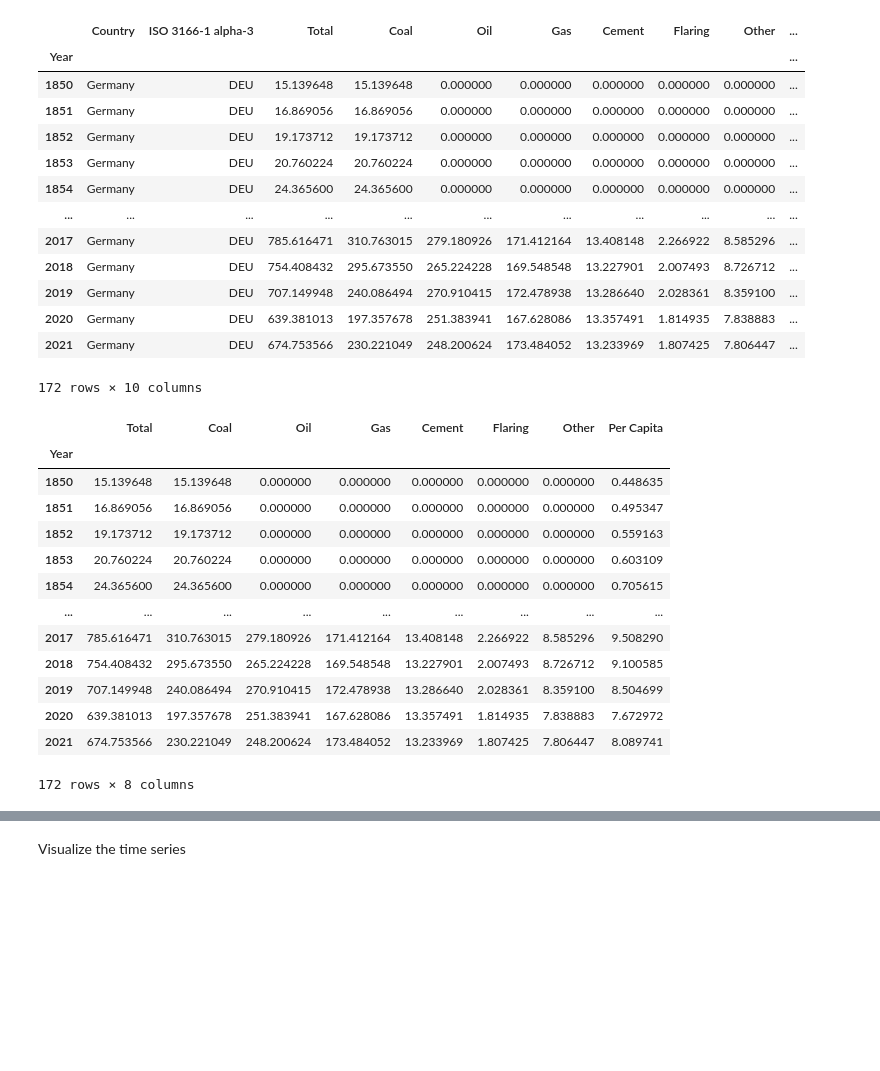
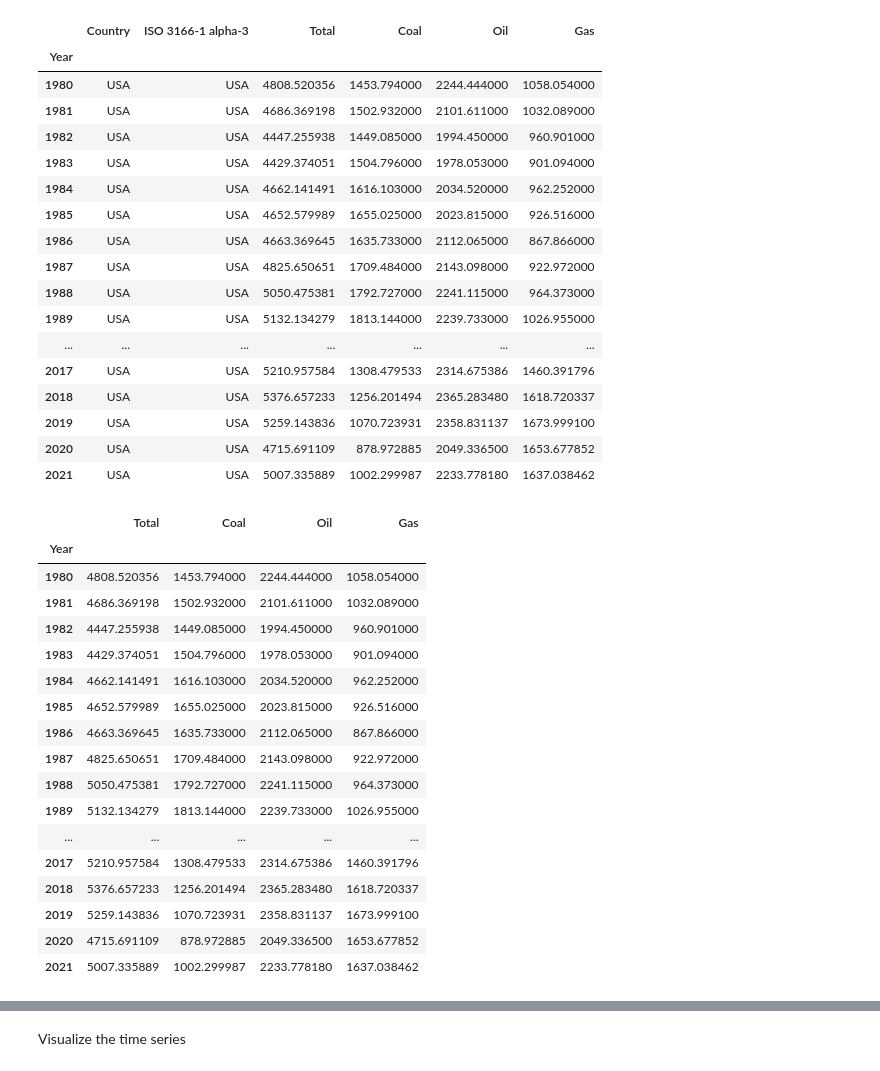
Before and after one commit to danilogiarlini/Global-CO2-Emission-Forecasting, a Jupyter notebook: arima_model.ipynb, the cells around one changed output, grey strips where cells are left out. Cells and saved outputs as stored; diff of their text form; code cells hidden in the pictures; blank space fills up the shorter version.

```diff
--- a/arima_model.ipynb
+++ b/arima_model.ipynb
@@ -18,42 +18,50 @@ from statsmodels.tsa.seasonal import seasonal_decompose
 from sklearn.metrics import mean_absolute_error
 from statsmodels.tsa.arima.model import ARIMA
 # %%
-df_ger = pd.read_csv('Data/Germany.csv',  index_col='Year')
+df_ger = pd.read_csv('Data/USA.csv',  index_col='Year')
 df_ger # the one with categorical variable for Germany
 # %% [output]
-|  | Country | ISO 3166-1 alpha-3 | Total | Coal | Oil | Gas | Cement | Flaring | Other | ... |
-| Year |  |  |  |  |  |  |  |  |  | ... |
-| 1850 | Germany | DEU | 15.139648 | 15.139648 | 0.000000 | 0.000000 | 0.000000 | 0.000000 | 0.000000 | ... |
-| 1851 | Germany | DEU | 16.869056 | 16.869056 | 0.000000 | 0.000000 | 0.000000 | 0.000000 | 0.000000 | ... |
-| 1852 | Germany | DEU | 19.173712 | 19.173712 | 0.000000 | 0.000000 | 0.000000 | 0.000000 | 0.000000 | ... |
-| 1853 | Germany | DEU | 20.760224 | 20.760224 | 0.000000 | 0.000000 | 0.000000 | 0.000000 | 0.000000 | ... |
-| 1854 | Germany | DEU | 24.365600 | 24.365600 | 0.000000 | 0.000000 | 0.000000 | 0.000000 | 0.000000 | ... |
-| ... | ... | ... | ... | ... | ... | ... | ... | ... | ... | ... |
-| 2017 | Germany | DEU | 785.616471 | 310.763015 | 279.180926 | 171.412164 | 13.408148 | 2.266922 | 8.585296 | ... |
-| 2018 | Germany | DEU | 754.408432 | 295.673550 | 265.224228 | 169.548548 | 13.227901 | 2.007493 | 8.726712 | ... |
-| 2019 | Germany | DEU | 707.149948 | 240.086494 | 270.910415 | 172.478938 | 13.286640 | 2.028361 | 8.359100 | ... |
-| 2020 | Germany | DEU | 639.381013 | 197.357678 | 251.383941 | 167.628086 | 13.357491 | 1.814935 | 7.838883 | ... |
-| 2021 | Germany | DEU | 674.753566 | 230.221049 | 248.200624 | 173.484052 | 13.233969 | 1.807425 | 7.806447 | ... |
+|  | Country | ISO 3166-1 alpha-3 | Total | Coal | Oil | Gas |
+| Year |  |  |  |  |  |  |
+| 1980 | USA | USA | 4808.520356 | 1453.794000 | 2244.444000 | 1058.054000 |
+| 1981 | USA | USA | 4686.369198 | 1502.932000 | 2101.611000 | 1032.089000 |
+| 1982 | USA | USA | 4447.255938 | 1449.085000 | 1994.450000 | 960.901000 |
+| 1983 | USA | USA | 4429.374051 | 1504.796000 | 1978.053000 | 901.094000 |
+| 1984 | USA | USA | 4662.141491 | 1616.103000 | 2034.520000 | 962.252000 |
+| 1985 | USA | USA | 4652.579989 | 1655.025000 | 2023.815000 | 926.516000 |
+| 1986 | USA | USA | 4663.369645 | 1635.733000 | 2112.065000 | 867.866000 |
+| 1987 | USA | USA | 4825.650651 | 1709.484000 | 2143.098000 | 922.972000 |
+| 1988 | USA | USA | 5050.475381 | 1792.727000 | 2241.115000 | 964.373000 |
+| 1989 | USA | USA | 5132.134279 | 1813.144000 | 2239.733000 | 1026.955000 |
+| ... | ... | ... | ... | ... | ... | ... |
+| 2017 | USA | USA | 5210.957584 | 1308.479533 | 2314.675386 | 1460.391796 |
+| 2018 | USA | USA | 5376.657233 | 1256.201494 | 2365.283480 | 1618.720337 |
+| 2019 | USA | USA | 5259.143836 | 1070.723931 | 2358.831137 | 1673.999100 |
+| 2020 | USA | USA | 4715.691109 | 878.972885 | 2049.336500 | 1653.677852 |
+| 2021 | USA | USA | 5007.335889 | 1002.299987 | 2233.778180 | 1637.038462 |
-172 rows × 10 columns
 # %%
 # Drop the categorial variables
 df= df_ger.select_dtypes(include=['float64'])
 df
 # %% [output]
-|  | Total | Coal | Oil | Gas | Cement | Flaring | Other | Per Capita |
-| Year |  |  |  |  |  |  |  |  |
-| 1850 | 15.139648 | 15.139648 | 0.000000 | 0.000000 | 0.000000 | 0.000000 | 0.000000 | 0.448635 |
-| 1851 | 16.869056 | 16.869056 | 0.000000 | 0.000000 | 0.000000 | 0.000000 | 0.000000 | 0.495347 |
-| 1852 | 19.173712 | 19.173712 | 0.000000 | 0.000000 | 0.000000 | 0.000000 | 0.000000 | 0.559163 |
-| 1853 | 20.760224 | 20.760224 | 0.000000 | 0.000000 | 0.000000 | 0.000000 | 0.000000 | 0.603109 |
-| 1854 | 24.365600 | 24.365600 | 0.000000 | 0.000000 | 0.000000 | 0.000000 | 0.000000 | 0.705615 |
-| ... | ... | ... | ... | ... | ... | ... | ... | ... |
-| 2017 | 785.616471 | 310.763015 | 279.180926 | 171.412164 | 13.408148 | 2.266922 | 8.585296 | 9.508290 |
-| 2018 | 754.408432 | 295.673550 | 265.224228 | 169.548548 | 13.227901 | 2.007493 | 8.726712 | 9.100585 |
-| 2019 | 707.149948 | 240.086494 | 270.910415 | 172.478938 | 13.286640 | 2.028361 | 8.359100 | 8.504699 |
-| 2020 | 639.381013 | 197.357678 | 251.383941 | 167.628086 | 13.357491 | 1.814935 | 7.838883 | 7.672972 |
-| 2021 | 674.753566 | 230.221049 | 248.200624 | 173.484052 | 13.233969 | 1.807425 | 7.806447 | 8.089741 |
+|  | Total | Coal | Oil | Gas |
+| Year |  |  |  |  |
+| 1980 | 4808.520356 | 1453.794000 | 2244.444000 | 1058.054000 |
+| 1981 | 4686.369198 | 1502.932000 | 2101.611000 | 1032.089000 |
+| 1982 | 4447.255938 | 1449.085000 | 1994.450000 | 960.901000 |
+| 1983 | 4429.374051 | 1504.796000 | 1978.053000 | 901.094000 |
+| 1984 | 4662.141491 | 1616.103000 | 2034.520000 | 962.252000 |
+| 1985 | 4652.579989 | 1655.025000 | 2023.815000 | 926.516000 |
+| 1986 | 4663.369645 | 1635.733000 | 2112.065000 | 867.866000 |
+| 1987 | 4825.650651 | 1709.484000 | 2143.098000 | 922.972000 |
+| 1988 | 5050.475381 | 1792.727000 | 2241.115000 | 964.373000 |
+| 1989 | 5132.134279 | 1813.144000 | 2239.733000 | 1026.955000 |
+| ... | ... | ... | ... | ... |
+| 2017 | 5210.957584 | 1308.479533 | 2314.675386 | 1460.391796 |
+| 2018 | 5376.657233 | 1256.201494 | 2365.283480 | 1618.720337 |
+| 2019 | 5259.143836 | 1070.723931 | 2358.831137 | 1673.999100 |
+| 2020 | 4715.691109 | 878.972885 | 2049.336500 | 1653.677852 |
+| 2021 | 5007.335889 | 1002.299987 | 2233.778180 | 1637.038462 |
-172 rows × 8 columns
 # %%
 #  plot to see total emission versus year for 'Germany'
 fig_ger = px.line(df, x=df.index, y="Total")
```
Also changed, not shown: parts of 4 cells of this notebook, 12 other files.
